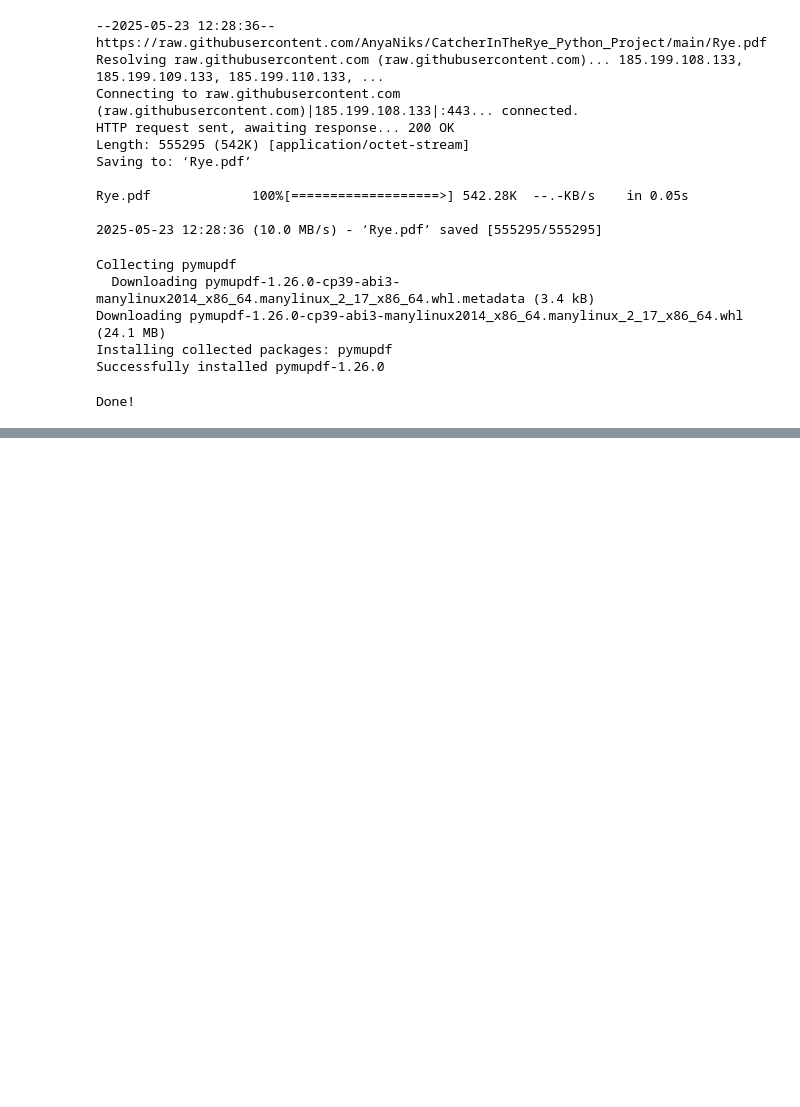
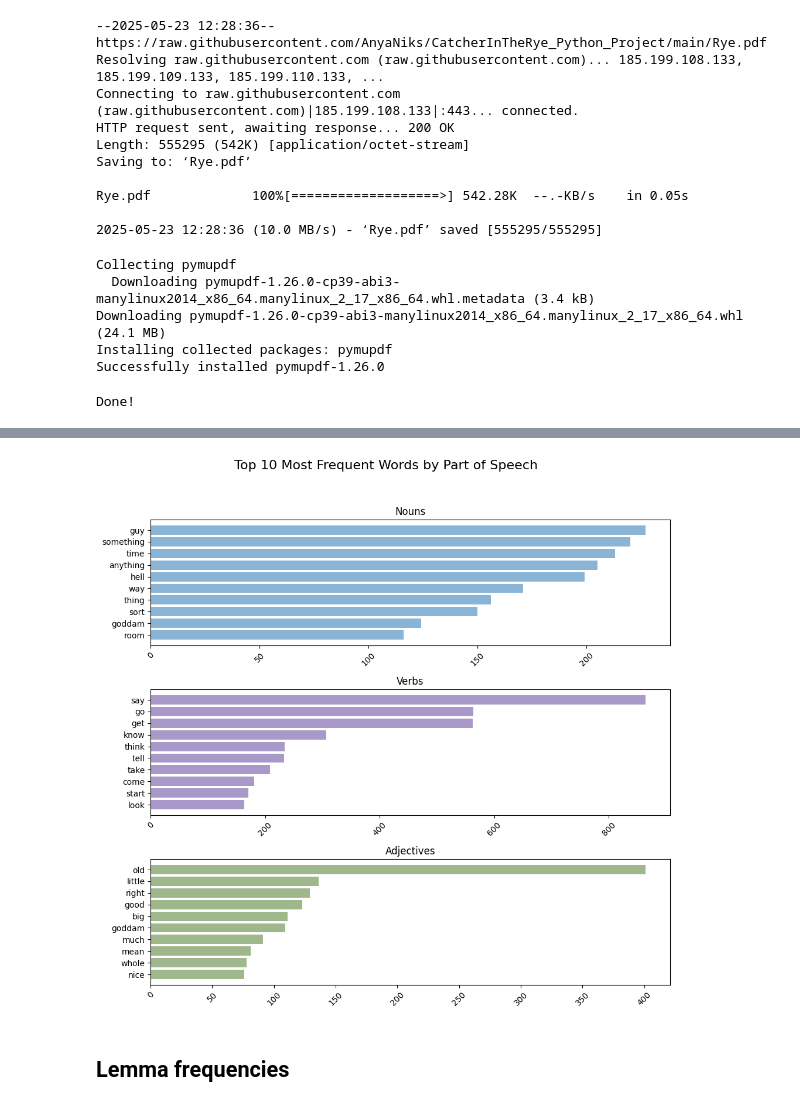
Before and after one commit to AnyaNiks/CatcherInTheRye_Python_Project, a Jupyter notebook: CatherInTheRye_Analysis.ipynb, the cells around one changed output, grey strips where cells are left out. Drawn from its saved outputs; the diff is of its cells as text; code cells hidden in the pictures; blank space fills up the shorter version.

```diff
--- a/CatherInTheRye_Analysis.ipynb
+++ b/CatherInTheRye_Analysis.ipynb
@@ -95,0 +307,37 @@ files.download("Rye_clean.txt")
+# %%
+import matplotlib.pyplot as plt
+
+# Take top 10 for each category
+noun_top10 = noun_freq[:10]
+verb_top10 = verb_freq[:10]
+adj_top10 = adj_freq[:10]
+
+# Create the figure
+fig, axs = plt.subplots(3, 1, figsize=(10, 10))
+fig.suptitle("Top 10 Most Frequent Words by Part of Speech", fontsize=16)
+
+# Nouns
+axs[0].barh([w for w, _ in noun_top10], [f for _, f in noun_top10], color='#89B4D6')
+axs[0].set_title("Nouns")
+axs[0].tick_params(axis='x', rotation=45)
+axs[0].invert_yaxis()
+
+# Verbs
+axs[1].barh([w for w, _ in verb_top10], [f for _, f in verb_top10], color='#A899CA')
+axs[1].set_title("Verbs")
+axs[1].tick_params(axis='x', rotation=45)
+axs[1].invert_yaxis()
+
+# Adjectives
+axs[2].barh([w for w, _ in adj_top10], [f for _, f in adj_top10], color='#9FB88B')
+axs[2].set_title("Adjectives")
+axs[2].tick_params(axis='x', rotation=45)
+axs[2].invert_yaxis()
+
+# Show plot
+plt.tight_layout(rect=[0, 0.03, 1, 0.95])
+plt.show()
+# %% [output]
+[figure, added]
+# %% [markdown]
+## Lemma frequencies
```
Also changed, not shown: parts of 81 cells of this notebook.
